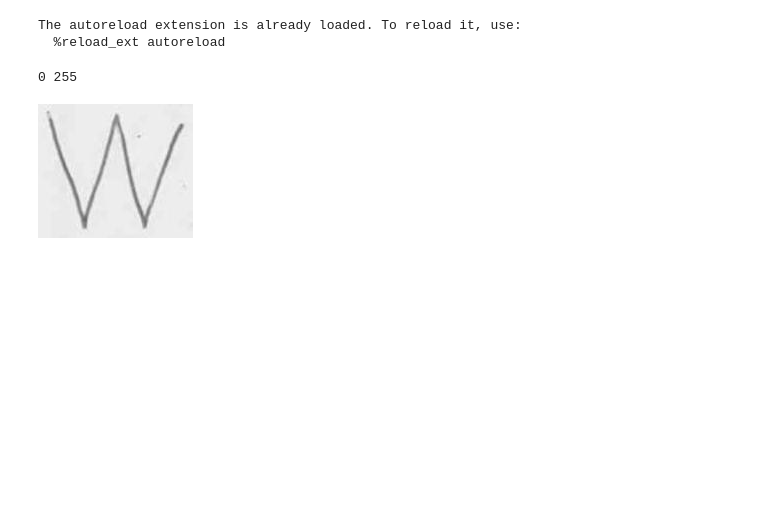
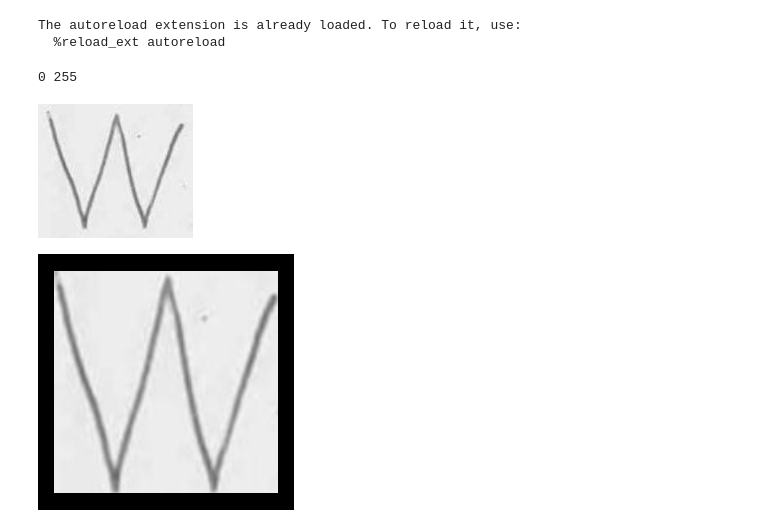
Before and after one commit to mo-karbalaee/IntroML, a Jupyter notebook: ex_3/notebooks/alignment.ipynb, the cells around one changed output. Cells and saved outputs as stored; diff of their text form; code cells hidden in the pictures; blank space fills up the shorter version.

```diff
--- a/ex_3/notebooks/alignment.ipynb
+++ b/ex_3/notebooks/alignment.ipynb
@@ -27,3 +27,9 @@ print(binarized.min(), binarized.max())
 display(Image.fromarray(img))
 # %% [output]
 [figure]
+# %%
+aligned = simpleAlignment(img, 256)
+# %%
+display(Image.fromarray(aligned))
+# %% [output]
+[figure, added]
```
Also changed, not shown: parts of 1 cell of this notebook, 2 other files.
